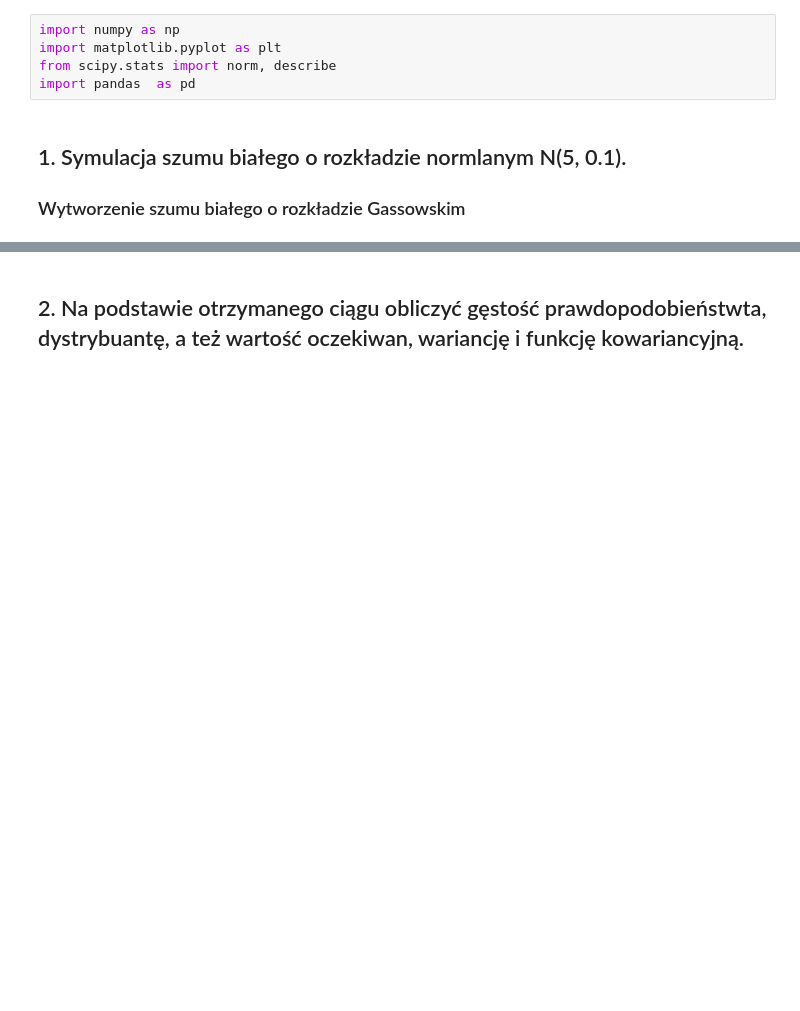
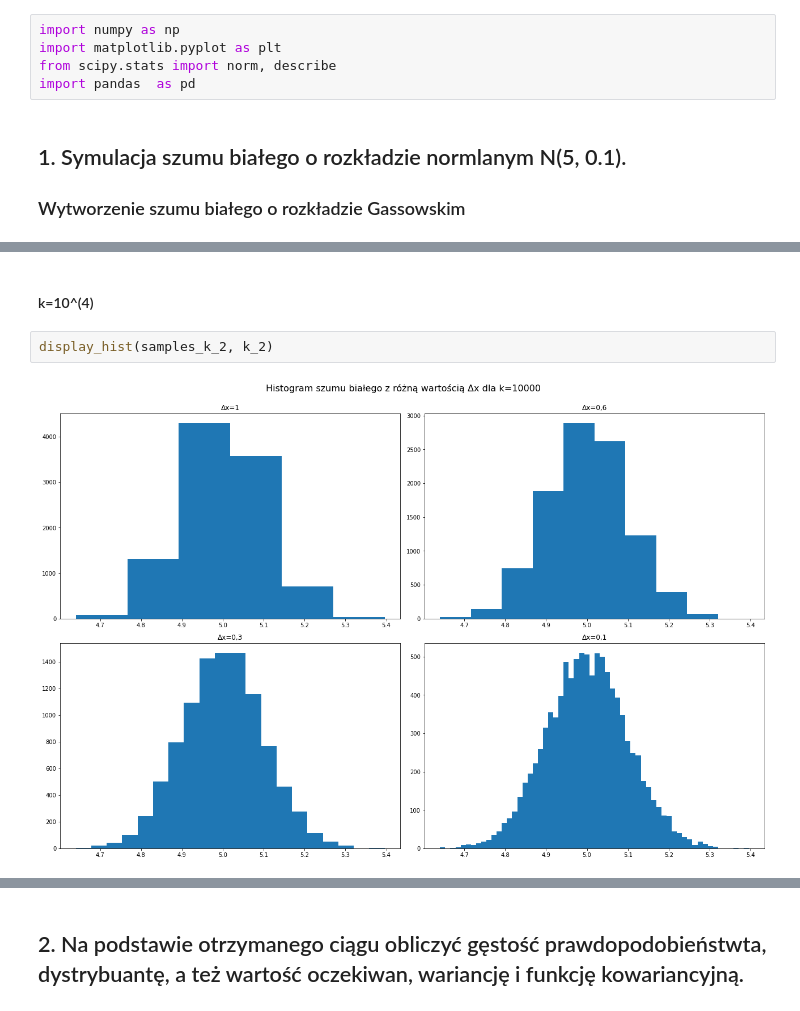
Before and after one commit to MaciejSzerwinski/Stochastic_Process, a Jupyter notebook: main.ipynb, the cells around one changed output, grey strips where cells are left out. Saved outputs shown, nothing was run; the diff lists cells and outputs as text; blank space fills up the shorter version.

```diff
--- a/main.ipynb
+++ b/main.ipynb
@@ -73,0 +104,6 @@ plt.hist(samples)
+# %% [markdown]
+#### k=10^(4)
+# %%
+display_hist(samples_k_2, k_2)
+# %% [output]
+[figure, added]
```
Also changed, not shown: parts of 38 cells of this notebook.
